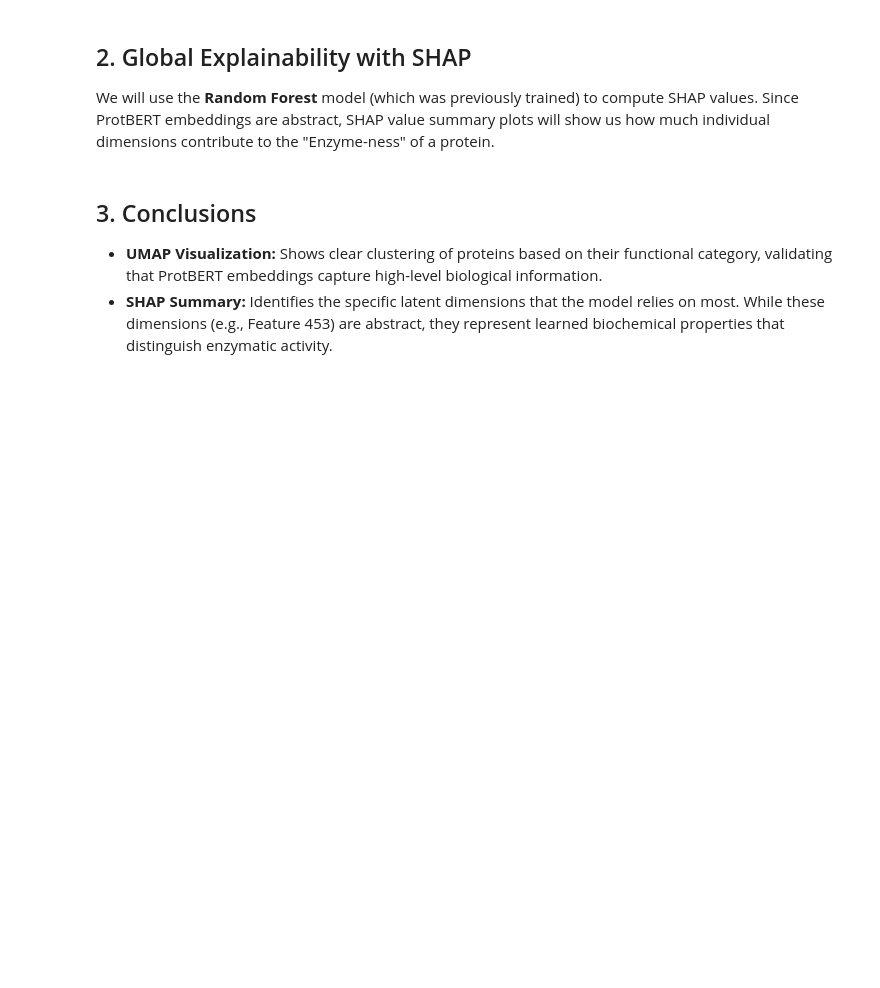
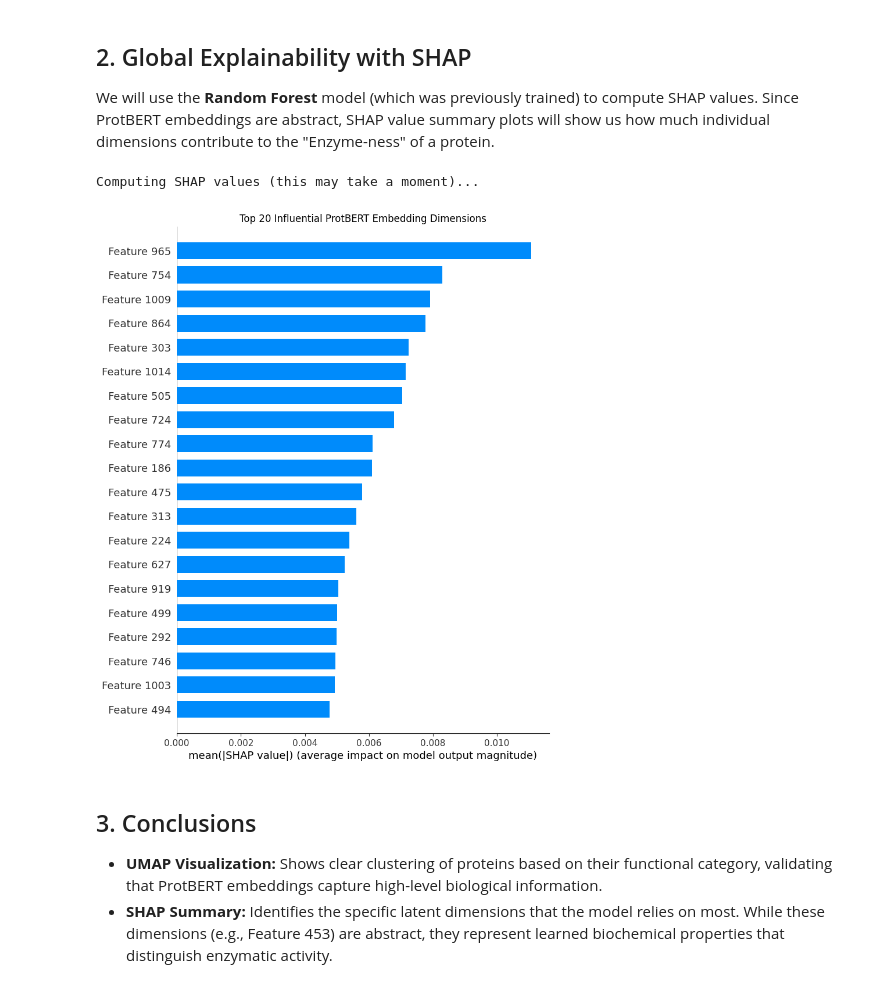
Before and after one commit to Karim-Zeyada/Protein-Classification-BERT, a Jupyter notebook: Notebooks/03_explainability_and_visualization.ipynb, the cells around one changed output. Drawn from its saved outputs; the diff is of its cells as text; code cells hidden in the pictures; blank space fills up the shorter version.

Commit message:
Add XAI features, performance visualizations, and documentation updates. Fixed SHAP shape mismatch error.

```diff
--- a/Notebooks/03_explainability_and_visualization.ipynb
+++ b/Notebooks/03_explainability_and_visualization.ipynb
@@ -12,6 +12,7 @@ import seaborn as sns
 import umap
 import shap
 from sklearn.ensemble import RandomForestClassifier
+from sklearn.model_selection import train_test_split
 import os
 
 # Set seed for reproducibility
@@ -21,5 +22,9 @@ np.random.seed(42)
 X = np.load('../data/processed/X_embeddings.npy')
 y = np.load('../data/processed/y_labels.npy')
 
+# Split data (required for model training in later cells)
+X_train, X_test, y_train, y_test = train_test_split(X, y, test_size=0.2, random_state=42)
+
 print(f"Loaded embeddings shape: {X.shape}")
+print(f"Training set shape: {X_train.shape}")
 # %% [output]
@@ -50,20 +59,32 @@ We will use the **Random Forest** model (which was previously trained) to comput
 # %%
 # Re-train a quick RF for demonstration (or load if saved)
 rf = RandomForestClassifier(n_estimators=100, random_state=42)
-rf.fit(X, y)
+rf.fit(X_train, y_train)
 
-# Explain predictions using SHAP
 print("Computing SHAP values (this may take a moment)...")
 explainer = shap.TreeExplainer(rf)
 shap_values = explainer.shap_values(X)
 
+# Handle different SHAP output formats (list of arrays or 3D array)
+if isinstance(shap_values, list):
+    # Older SHAP version: list of [neg, pos]
+    sv = shap_values[1]
+elif len(shap_values.shape) == 3:
+    # Newer SHAP version: (samples, features, classes)
+    sv = shap_values[:, :, 1]
+else:
+    # 2D array: (samples, features)
+    sv = shap_values
+
 # Summary Plot
-# Note: In binary classification, shap_values is a list of [neg, pos]
 plt.figure(figsize=(10, 6))
-shap.summary_plot(shap_values[1], X, plot_type="bar", max_display=20, show=False)
+shap.summary_plot(sv, X, plot_type="bar", max_display=20, show=False)
 plt.title("Top 20 Influential ProtBERT Embedding Dimensions")
 plt.savefig('../results/shap_summary.png', dpi=300, bbox_inches='tight')
 plt.show()
+# %% [output]
+Computing SHAP values (this may take a moment)...
+[figure, added]
 # %% [markdown]
 ## 3. Conclusions
 
```
Also changed, not shown: parts of 2 cells of this notebook, 5 other files.
